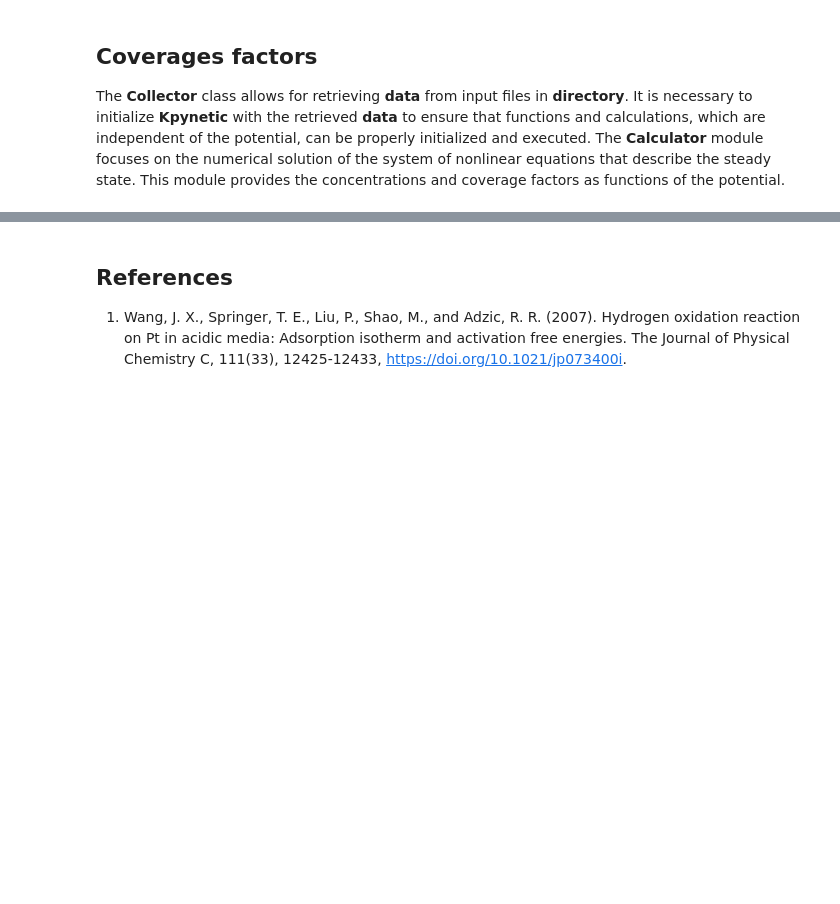
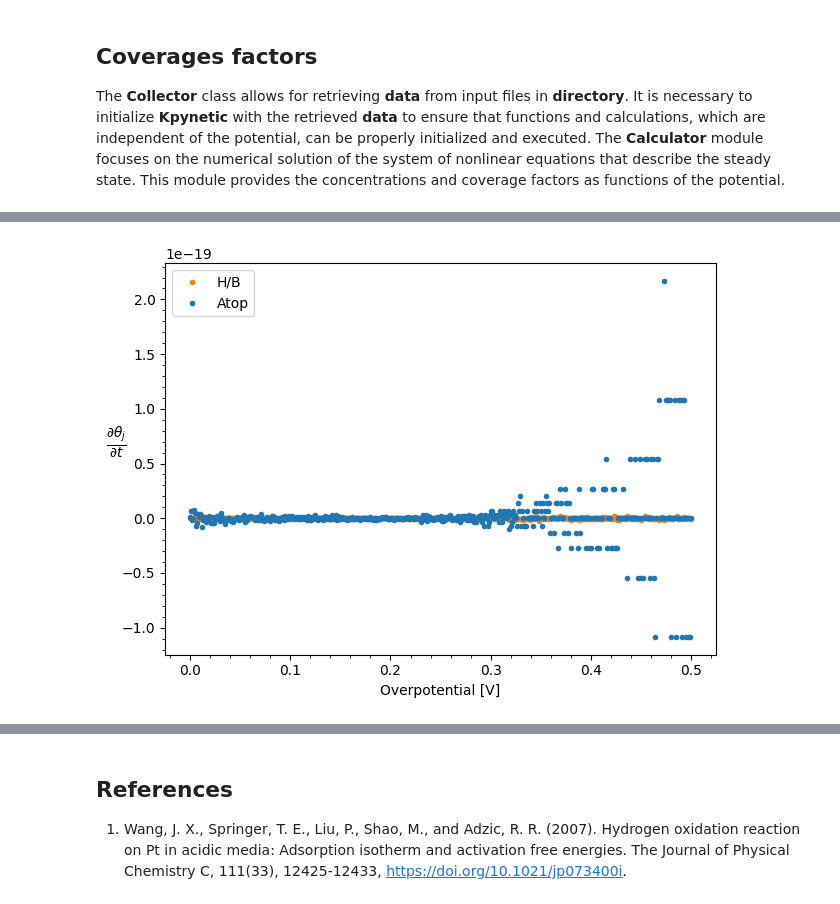
Before and after one commit to CarlosBaqueiro/MicroElektrodica, a Jupyter notebook: tutorials/melektrodica_tutorial_hydrogen.ipynb, the cells around one changed output, grey strips where cells are left out. Drawn from its saved outputs; the diff is of its cells as text; code cells hidden in the pictures; blank space fills up the shorter version.

```diff
--- a/tutorials/melektrodica_tutorial_hydrogen.ipynb
+++ b/tutorials/melektrodica_tutorial_hydrogen.ipynb
@@ -128,0 +131,11 @@ plt.show()
+# %%
+plt.plot(melek.potential, melek.results.fval, linestyle="", marker='.', color="tab:orange", label='H/B')
+plt.plot(melek.potential, melek_atop.results.fval, linestyle="", marker='.', color="tab:blue", label='Atop')
+plt.xlabel("Overpotential [V]")
+plt.ylabel(r"$\frac{\partial \theta_j}{\partial t}$", rotation=0, fontsize=14)
+plt.minorticks_on()
+plt.tight_layout()
+plt.legend()
+plt.show()
+# %% [output]
+[figure, added]
```
Also changed, not shown: parts of 3 cells of this notebook, 2 other files.
